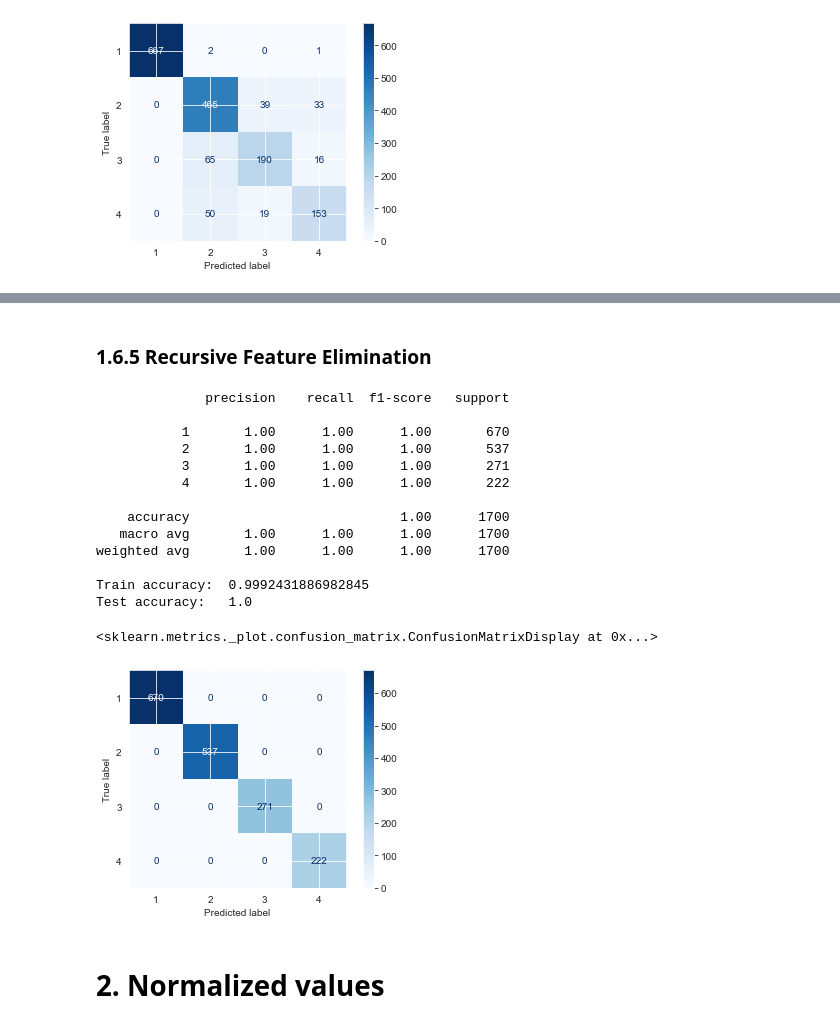
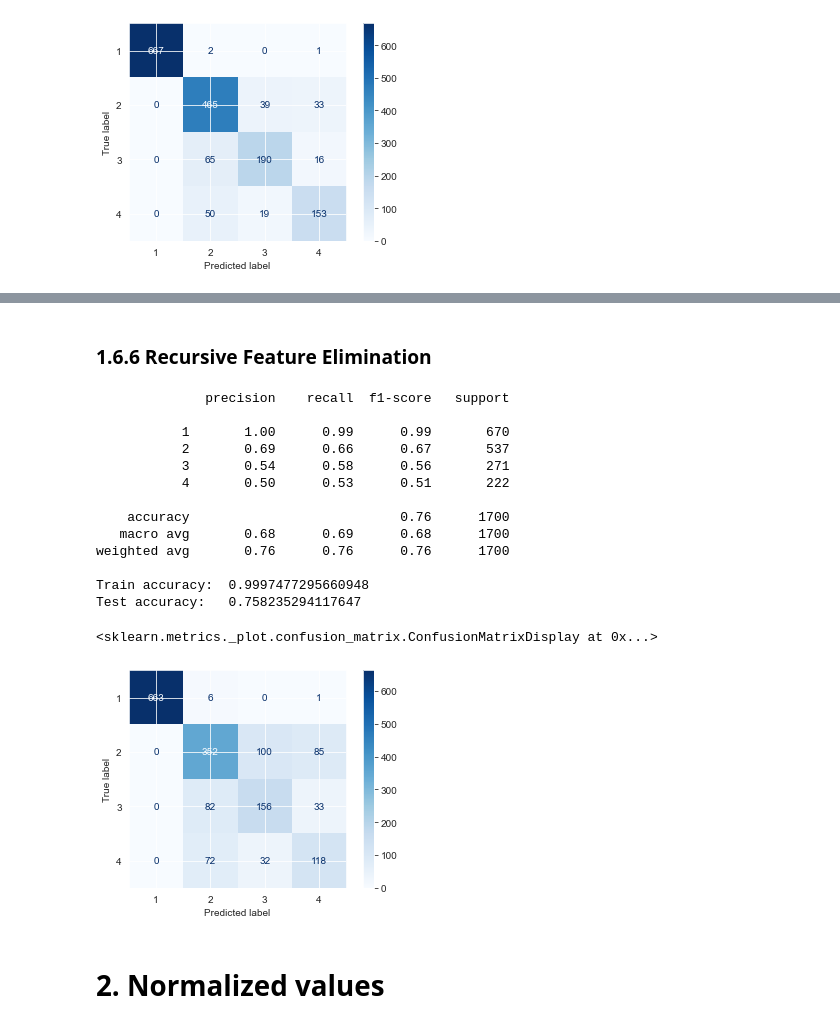
Before and after one commit to nunof98/data-fusion, a Jupyter notebook: app_classification.ipynb, the cells around one changed output, grey strips where cells are left out. Saved outputs shown, nothing was run; the diff lists cells and outputs as text; code cells hidden in the pictures.

```diff
--- a/app_classification.ipynb
+++ b/app_classification.ipynb
@@ -54,10 +54,9 @@ The authors of the following project and respective data are:
 # %%
 import pandas as pd
 
-
 filename = 'reclassifying_features/dataset_v1.csv'
 
-# load dataset
-df = pd.read_csv(f'datasets/{filename}')
+# load dataset and set time column as index
+df = pd.read_csv(f'datasets/{filename}').set_index('time')
 df
 # %% [output]
@@ -77,4 +76,0 @@ df
-# %%
-# set time column as index
-df = df.set_index('time')
-df
@@ -776,7 +898,7 @@ y_pred_mlp_lda = mlp_lda.predict(X_test_lda)
 print(classification_report(y_test_lda, y_pred_mlp_lda))
 print(f'Train accuracy:\t {mlp_lda.score(X_train_lda, y_train_lda)}')
 print(f'Test accuracy:\t {mlp_lda.score(X_test_lda, y_test_lda)}')
-scores_lda['MLP_LDA'] =  mlp_lda.score(X_test_lda, y_test_lda)
+scores_lda['MLP LDA'] =  mlp_lda.score(X_test_lda, y_test_lda)
 
 ConfusionMatrixDisplay.from_predictions(y_test_lda,y_pred_mlp_lda, cmap='Blues')
 # %% [output]
@@ -829,0 +954,22 @@ Test accuracy:   0.8676470588235294
+# %%
+# build voting classifier
+voting_classifier_lda = VotingClassifier(
+    estimators=[
+        ('tree_lda', tree_lda),
+        ('knn_lda', knn_lda),
+        ('mlp_lda', mlp_lda),
+        ('rfc_lda', rfc_lda)
+    ],
+    voting='soft'
+)
+voting_classifier_lda = voting_classifier_lda.fit(X_train_lda, y_train_lda)
+
+
+# make prediction
+y_pred_voting_classifier_lda = voting_classifier_lda.predict(X_test_lda)
+print(classification_report(y_test_lda, y_pred_voting_classifier_lda))
+print(f'Train accuracy:\t {voting_classifier_lda.score(X_train_lda, y_train_lda)}')
+print(f'Test accuracy:\t {voting_classifier_lda.score(X_test_lda, y_test_lda)}')
+scores_lda['Voting Classifier LDA'] = voting_classifier_lda.score(X_test_lda, y_test_lda)
+
+ConfusionMatrixDisplay.from_predictions(y_test_lda, y_pred_voting_classifier_lda, cmap='Blues')
@@ -830,33 +992,33 @@ Test accuracy:   0.8676470588235294
 # %% [markdown]
-### 1.6.5 Recursive Feature Elimination
+### 1.6.6 Recursive Feature Elimination
 # %%
 # build and fit classifier
-rfe_lda = RFE(RandomForestClassifier(), step=1).fit(X_lda, y)
+rfe_lda = RFE(RandomForestClassifier(), step=1).fit(X_train_lda, y_train_lda)
 
 # make prediction
 y_pred_rfe_lda = rfe_lda.predict(X_test_lda)
 print(classification_report(y_test_lda, y_pred_rfe_lda))
 print(f'Train accuracy:\t {rfe_lda.score(X_train_lda, y_train_lda)}')
 print(f'Test accuracy:\t {rfe_lda.score(X_test_lda, y_test_lda)}')
 scores_lda['RFE LDA'] = rfe_lda.score(X_test_lda, y_test_lda)
 
 ConfusionMatrixDisplay.from_predictions(y_test_lda, y_pred_rfe_lda, cmap='Blues')
 # %% [output]
               precision    recall  f1-score   support
 
-           1       1.00      1.00      1.00       670
-           2       1.00      1.00      1.00       537
-           3       1.00      1.00      1.00       271
-           4       1.00      1.00      1.00       222
+           1       1.00      0.99      0.99       670
+           2       0.69      0.66      0.67       537
+           3       0.54      0.58      0.56       271
+           4       0.50      0.53      0.51       222
 
-    accuracy                           1.00      1700
-   macro avg       1.00      1.00      1.00      1700
-weighted avg       1.00      1.00      1.00      1700
+    accuracy                           0.76      1700
+   macro avg       0.68      0.69      0.68      1700
+weighted avg       0.76      0.76      0.76      1700
 
-Train accuracy:  0.9992431886982845
-Test accuracy:   1.0
+Train accuracy:  0.9997477295660948
+Test accuracy:   0.758235294117647
 <sklearn.metrics._plot.confusion_matrix.ConfusionMatrixDisplay at 0x...>
-[figure, old version]
+[figure, new version]
 # %% [markdown]
 # 2. Normalized values
 # %%
```
Also changed, not shown: parts of 78 cells of this notebook, 3 other files.
